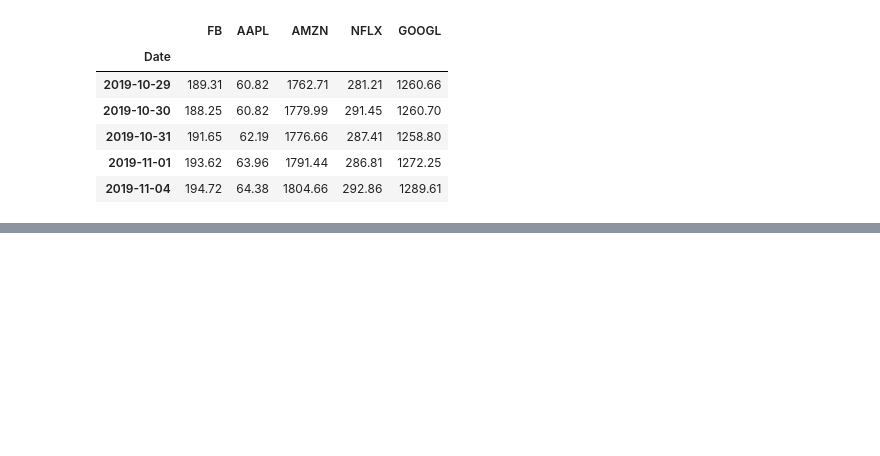
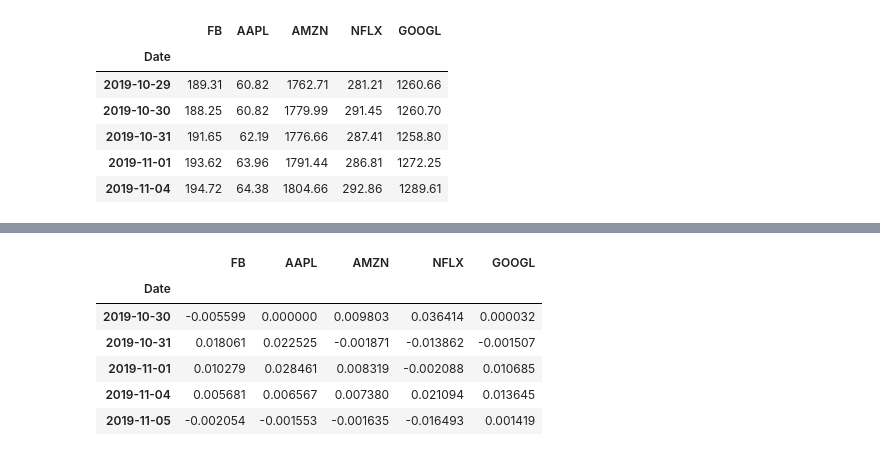
Before and after one commit to Milticket414/Dream-Team, a Jupyter notebook: notebooks/jorge.ipynb, the cells around one changed output, grey strips where cells are left out. Cells and saved outputs as stored; diff of their text form; code cells hidden in the pictures; blank space fills up the shorter version.

```diff
--- a/notebooks/jorge.ipynb
+++ b/notebooks/jorge.ipynb
@@ -66,0 +68,13 @@ daily_prices.reset_index()
+# %%
+#Changing Prices to Daily Return Changes
+daily_price_change = daily_prices.pct_change()
+changes_daily_prices = daily_price_change.dropna()
+changes_daily_prices.head()
+# %% [output]
+|  | FB | AAPL | AMZN | NFLX | GOOGL |
+| Date |  |  |  |  |  |
+| 2019-10-30 | -0.005599 | 0.000000 | 0.009803 | 0.036414 | 0.000032 |
+| 2019-10-31 | 0.018061 | 0.022525 | -0.001871 | -0.013862 | -0.001507 |
+| 2019-11-01 | 0.010279 | 0.028461 | 0.008319 | -0.002088 | 0.010685 |
+| 2019-11-04 | 0.005681 | 0.006567 | 0.007380 | 0.021094 | 0.013645 |
+| 2019-11-05 | -0.002054 | -0.001553 | -0.001635 | -0.016493 | 0.001419 |
```
Also changed, not shown: parts of 3 cells of this notebook.
